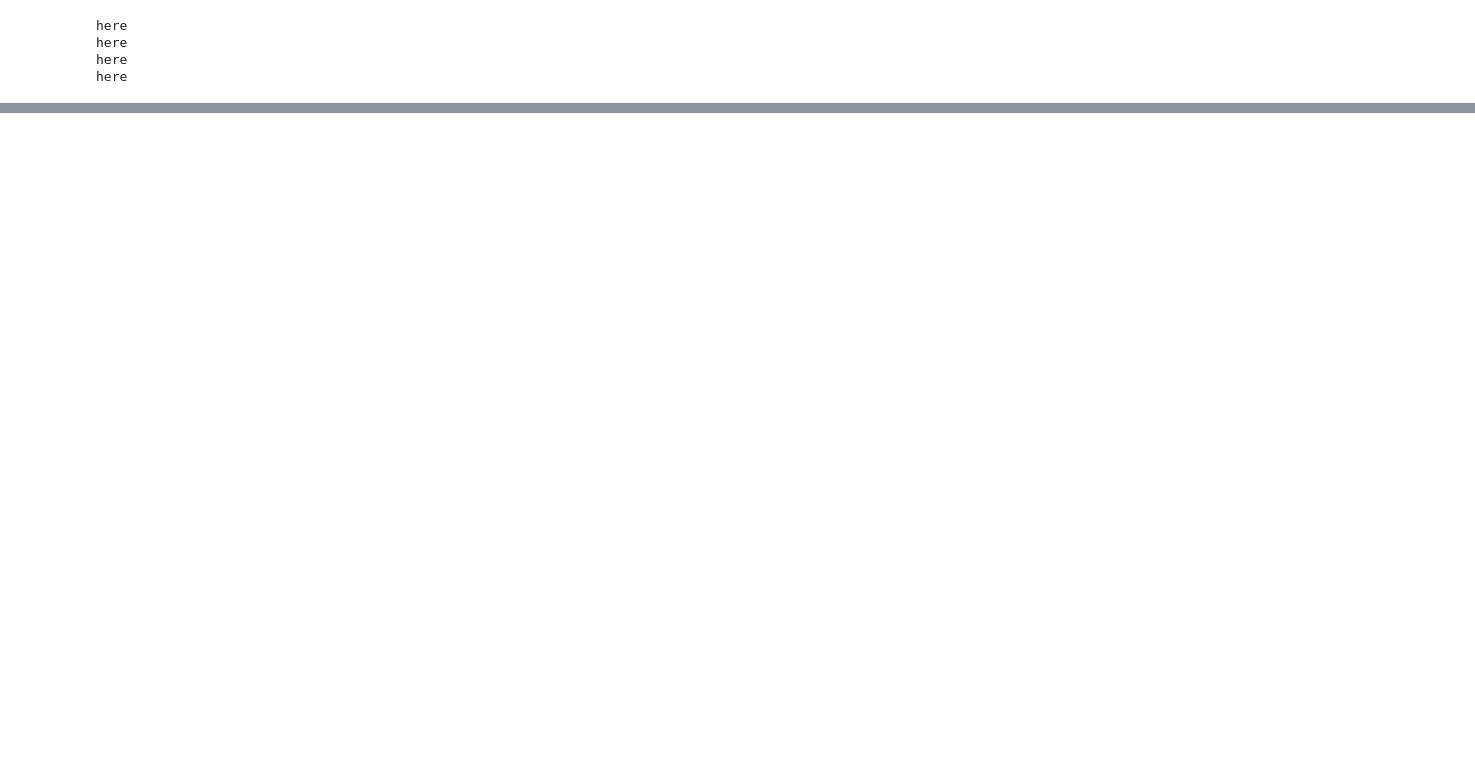
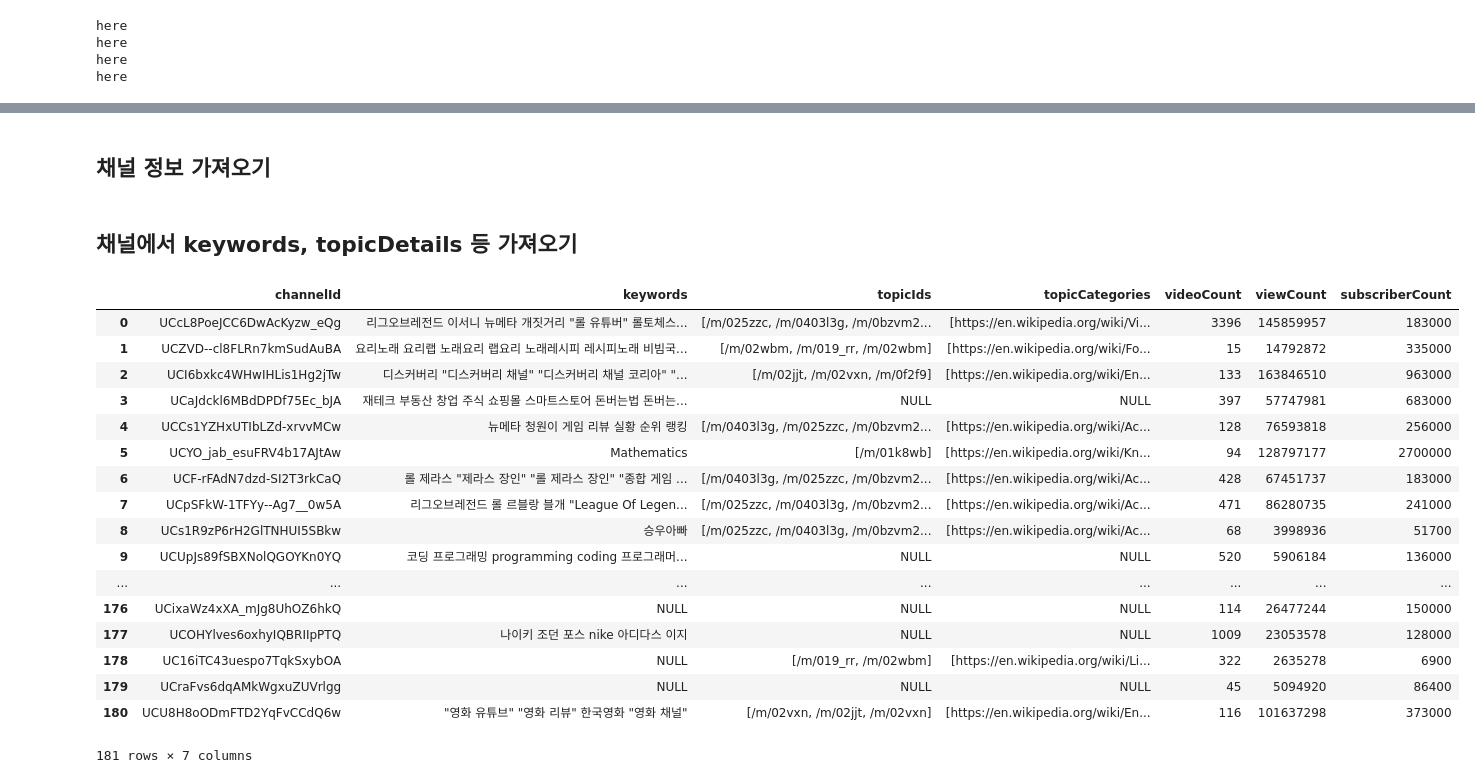
Before and after one commit to HeeTop/youtube-data-analytics, a Jupyter notebook: collect_data/subscriptions_data.ipynb, the cells around one changed output, grey strips where cells are left out. Saved outputs shown, nothing was run; the diff lists cells and outputs as text; code cells hidden in the pictures; blank space fills up the shorter version.

Commit message:
feat: detail channels data collect

```diff
--- a/collect_data/subscriptions_data.ipynb
+++ b/collect_data/subscriptions_data.ipynb
@@ -115,0 +147,2 @@ pd.read_csv('my_subscriptions.csv', index_col = 0)
+# %% [markdown]
+## 채널 정보 가져오기
@@ -115,0 +177,66 @@ pd.read_csv('my_subscriptions.csv', index_col = 0)
+# %% [markdown]
+## 채널에서 keywords, topicDetails 등 가져오기
+# %%
+def extract_channel_data(responses):
+    id_list = []
+    keywords = []
+    topicIds = []
+    topicCategories = []
+    videoCount = []
+    viewCount = []
+    subscriberCount = []
+
+    for index, response in enumerate(responses):
+        id_list.append(response['id'])
+        if ('keywords' in response['brandingSettings']['channel']):
+            keywords.append(response['brandingSettings']['channel']['keywords'])
+        else:
+            keywords.append('NULL')
+
+        if ('topicDetails' in response):
+            topicIds.append(response['topicDetails']['topicIds'])
+            topicCategories.append(response['topicDetails']['topicCategories'])
+        else:
+            topicIds.append('NULL')
+            topicCategories.append('NULL')
+        videoCount.append(response['statistics']['videoCount'])
+        viewCount.append(response['statistics']['viewCount'])
+
+        if (response['statistics']['hiddenSubscriberCount']):
+            subscriberCount.append('0')
+        else:
+            subscriberCount.append(response['statistics']['subscriberCount'])
+
+    df_dict = {
+        'channelId': id_list,
+        'keywords': keywords,
+        'topicIds': topicIds,
+        'topicCategories': topicCategories,
+        'videoCount': videoCount,
+        'viewCount': viewCount,
+        'subscriberCount': subscriberCount
+    }
+    return pd.DataFrame(df_dict)
+# %%
+df_channels = extract_channel_data(responses)
+# %%
+df_channels.to_csv('channels_data.csv')
+# %% [output]
+|  | channelId | keywords | topicIds | topicCategories | videoCount | viewCount | subscriberCount |
+| 0 | UCcL8PoeJCC6DwAcKyzw_eQg | 리그오브레전드 이서니 뉴메타 개짓거리 "롤 유튜버" 롤토체스... | [/m/025zzc, /m/0403l3g, /m/0bzvm2... | [https://en.wikipedia.org/wiki/Vi... | 3396 | 145859957 | 183000 |
+| 1 | UCZVD--cl8FLRn7kmSudAuBA | 요리노래 요리랩 노래요리 랩요리 노래레시피 레시피노래 비빔국... | [/m/02wbm, /m/019_rr, /m/02wbm] | [https://en.wikipedia.org/wiki/Fo... | 15 | 14792872 | 335000 |
+| 2 | UCI6bxkc4WHwIHLis1Hg2jTw | 디스커버리 "디스커버리 채널" "디스커버리 채널 코리아" "... | [/m/02jjt, /m/02vxn, /m/0f2f9] | [https://en.wikipedia.org/wiki/En... | 133 | 163846510 | 963000 |
+| 3 | UCaJdckl6MBdDPDf75Ec_bJA | 재테크 부동산 창업 주식 쇼핑몰 스마트스토어 돈버는법 돈버는... | NULL | NULL | 397 | 57747981 | 683000 |
+| 4 | UCCs1YZHxUTIbLZd-xrvvMCw | 뉴메타 청원이 게임 리뷰 실황 순위 랭킹 | [/m/0403l3g, /m/025zzc, /m/0bzvm2... | [https://en.wikipedia.org/wiki/Ac... | 128 | 76593818 | 256000 |
+| 5 | UCYO_jab_esuFRV4b17AJtAw | Mathematics | [/m/01k8wb] | [https://en.wikipedia.org/wiki/Kn... | 94 | 128797177 | 2700000 |
+| 6 | UCF-rFAdN7dzd-SI2T3rkCaQ | 롤 제라스 "제라스 장인" "롤 제라스 장인" "종합 게임 ... | [/m/0403l3g, /m/025zzc, /m/0bzvm2... | [https://en.wikipedia.org/wiki/Ac... | 428 | 67451737 | 183000 |
+| 7 | UCpSFkW-1TFYy--Ag7__0w5A | 리그오브레전드 롤 르블랑 블개 "League Of Legen... | [/m/025zzc, /m/0403l3g, /m/0bzvm2... | [https://en.wikipedia.org/wiki/Ac... | 471 | 86280735 | 241000 |
+| 8 | UCs1R9zP6rH2GlTNHUI5SBkw | 승우아빠 | [/m/025zzc, /m/0403l3g, /m/0bzvm2... | [https://en.wikipedia.org/wiki/Ac... | 68 | 3998936 | 51700 |
+| 9 | UCUpJs89fSBXNolQGOYKn0YQ | 코딩 프로그래밍 programming coding 프로그래머... | NULL | NULL | 520 | 5906184 | 136000 |
+| ... | ... | ... | ... | ... | ... | ... | ... |
+| 176 | UCixaWz4xXA_mJg8UhOZ6hkQ | NULL | NULL | NULL | 114 | 26477244 | 150000 |
+| 177 | UCOHYlves6oxhyIQBRIIpPTQ | 나이키 조던 포스 nike 아디다스 이지 | NULL | NULL | 1009 | 23053578 | 128000 |
+| 178 | UC16iTC43uespo7TqkSxybOA | NULL | [/m/019_rr, /m/02wbm] | [https://en.wikipedia.org/wiki/Li... | 322 | 2635278 | 6900 |
+| 179 | UCraFvs6dqAMkWgxuZUVrlgg | NULL | NULL | NULL | 45 | 5094920 | 86400 |
+| 180 | UCU8H8oODmFTD2YqFvCCdQ6w | "영화 유튜브" "영화 리뷰" 한국영화 "영화 채널" | [/m/02vxn, /m/02jjt, /m/02vxn] | [https://en.wikipedia.org/wiki/En... | 116 | 101637298 | 373000 |
+181 rows × 7 columns
```
Also changed, not shown: parts of 23 cells of this notebook, 1 other file.
